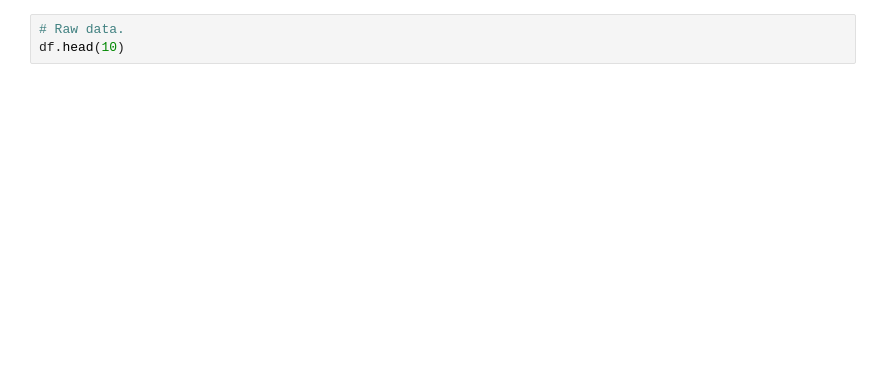
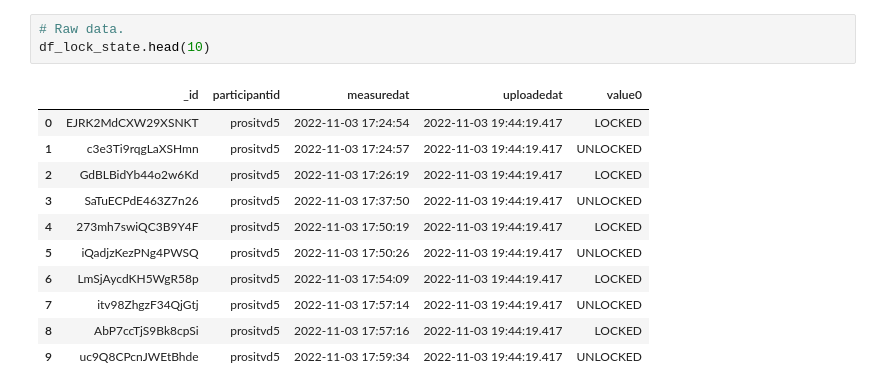
Before and after one commit to roniabusayeed/validation-study, a Jupyter notebook: src/screen-time/main.ipynb, the cells around one changed output. Drawn from its saved outputs; the diff is of its cells as text; blank space fills up the shorter version.

```diff
--- a/src/screen-time/main.ipynb
+++ b/src/screen-time/main.ipynb
@@ -48,3 +52,15 @@ except Exception as e:
 # %%
 # Raw data.
-df.head(10)
+df_lock_state.head(10)
+# %% [output]
+|  | _id | participantid | measuredat | uploadedat | value0 |
+| 0 | EJRK2MdCXW29XSNKT | prositvd5 | 2022-11-03 17:24:54 | 2022-11-03 19:44:19.417 | LOCKED |
+| 1 | c3e3Ti9rqgLaXSHmn | prositvd5 | 2022-11-03 17:24:57 | 2022-11-03 19:44:19.417 | UNLOCKED |
+| 2 | GdBLBidYb44o2w6Kd | prositvd5 | 2022-11-03 17:26:19 | 2022-11-03 19:44:19.417 | LOCKED |
+| 3 | SaTuECPdE463Z7n26 | prositvd5 | 2022-11-03 17:37:50 | 2022-11-03 19:44:19.417 | UNLOCKED |
+| 4 | 273mh7swiQC3B9Y4F | prositvd5 | 2022-11-03 17:50:19 | 2022-11-03 19:44:19.417 | LOCKED |
+| 5 | iQadjzKezPNg4PWSQ | prositvd5 | 2022-11-03 17:50:26 | 2022-11-03 19:44:19.417 | UNLOCKED |
+| 6 | LmSjAycdKH5WgR58p | prositvd5 | 2022-11-03 17:54:09 | 2022-11-03 19:44:19.417 | LOCKED |
+| 7 | itv98ZhgzF34QjGtj | prositvd5 | 2022-11-03 17:57:14 | 2022-11-03 19:44:19.417 | UNLOCKED |
+| 8 | AbP7ccTjS9Bk8cpSi | prositvd5 | 2022-11-03 17:57:16 | 2022-11-03 19:44:19.417 | LOCKED |
+| 9 | uc9Q8CPcnJWEtBhde | prositvd5 | 2022-11-03 17:59:34 | 2022-11-03 19:44:19.417 | UNLOCKED |
```
Also changed, not shown: parts of 14 cells of this notebook.
